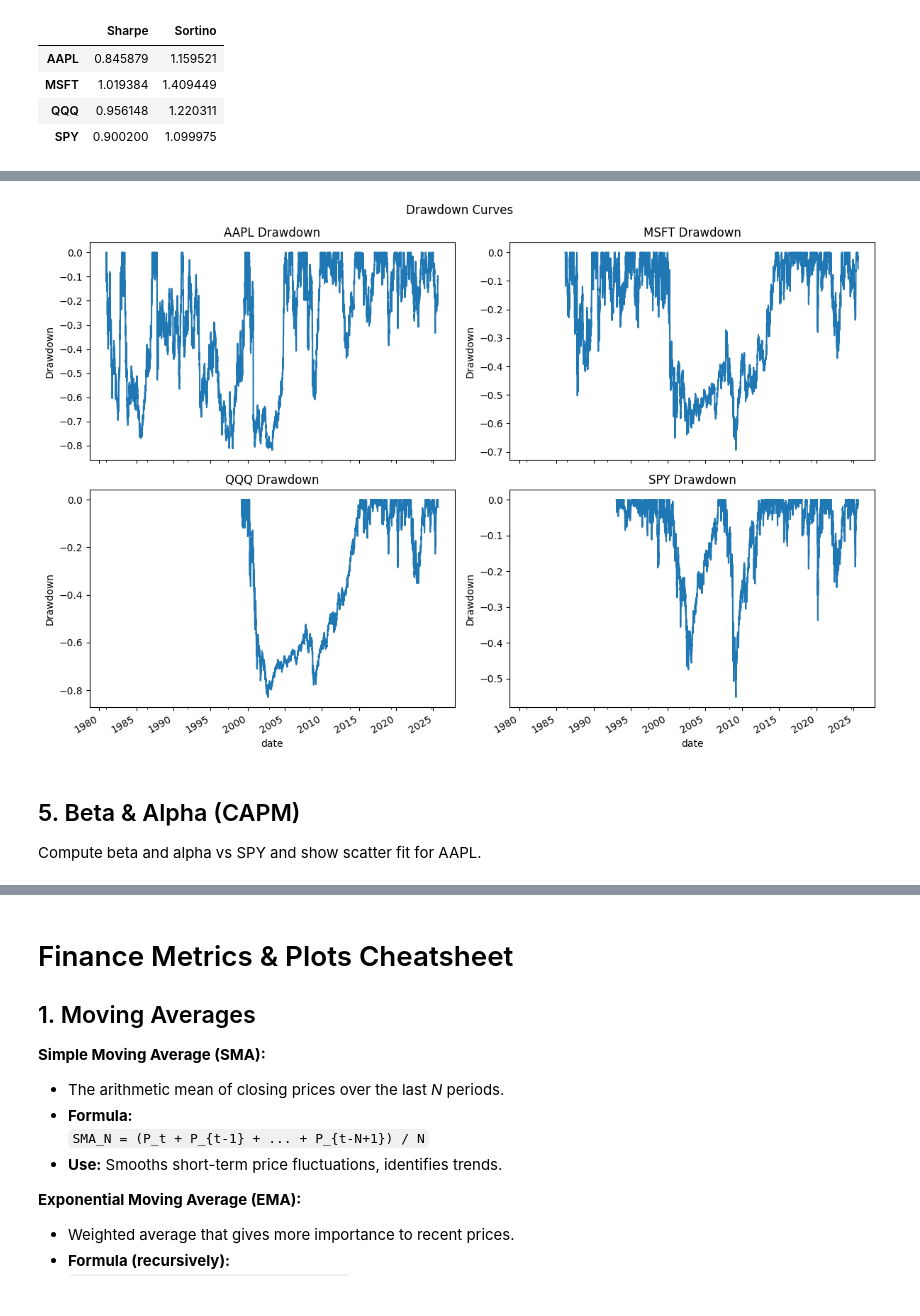
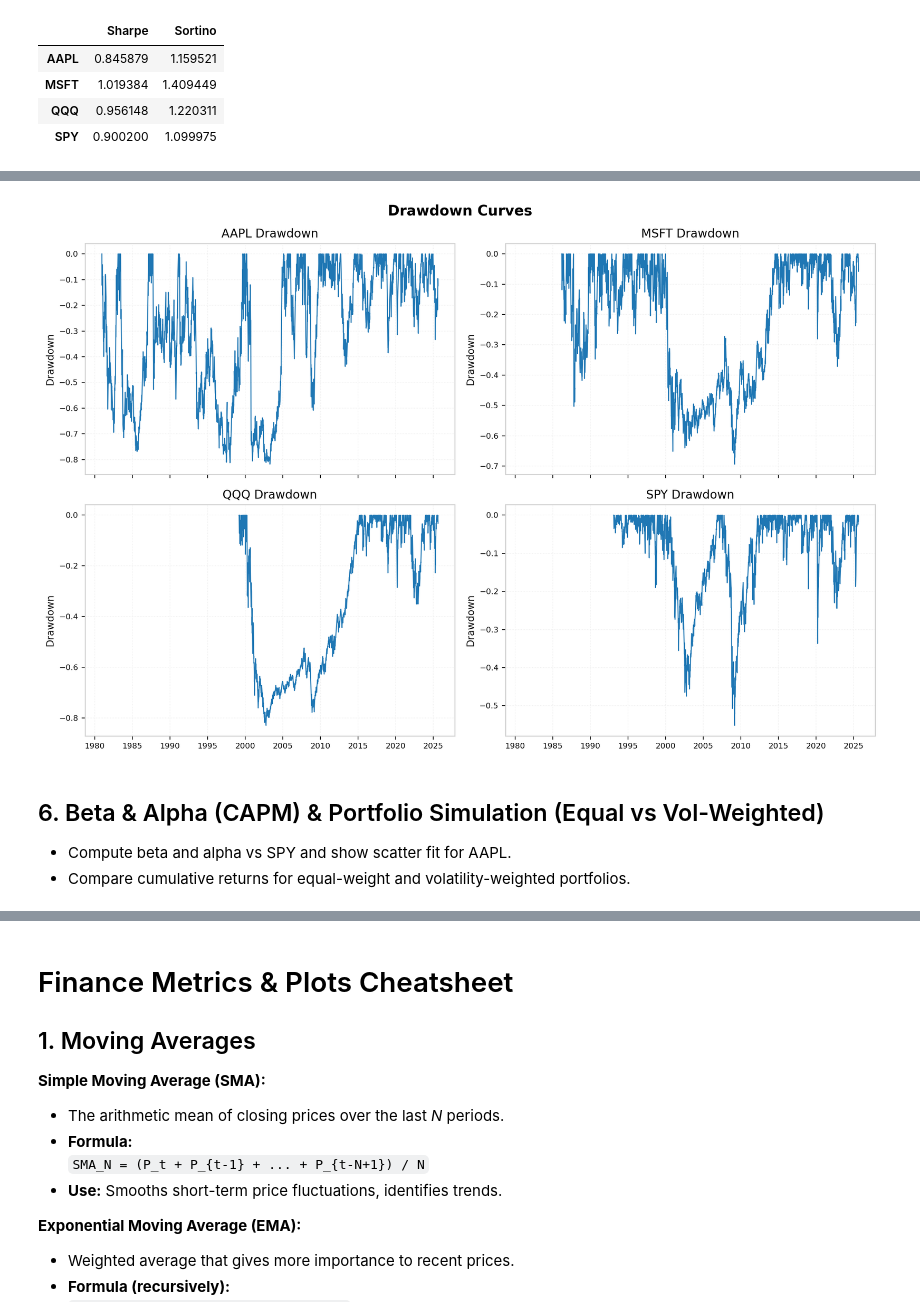
Before and after one commit to shervin-taheripour/stock-analysis-tool, a Jupyter notebook: analysis/statistical_financial_analysis.ipynb, the cells around one changed output, grey strips where cells are left out. Cells and saved outputs as stored; diff of their text form; code cells hidden in the pictures.

```diff
--- a/analysis/statistical_financial_analysis.ipynb
+++ b/analysis/statistical_financial_analysis.ipynb
@@ -166,23 +428,48 @@ display(ratio_table)
 
 Drawdown plots for subset in 2x2 grid.
-# %%
-def drawdown(series):
-    roll_max = series.cummax()
-    dd = series / roll_max - 1
-    return dd
-
-fig, axs = plt.subplots(2, 2, figsize=(12,8), sharex=True)
-for i, tk in enumerate(TICKERS_SUBSET):
-    dd = drawdown(prices[tk].dropna())
-    dd.plot(ax=axs[i//2, i%2])
-    axs[i//2, i%2].set_title(f"{tk} Drawdown")
-    axs[i//2, i%2].set_ylabel("Drawdown")
-plt.suptitle("Drawdown Curves")
-plt.tight_layout()
-plt.show()
-# %% [output]
-[figure, removed]
+# %%
+def drawdown(series: pd.Series) -> pd.Series:
+    roll_max = series.cummax()
+    dd = series / roll_max - 1
+    return dd
+
+# Use your create_figure helper so sizing/constrained-layout is consistent
+fig, axs = create_figure(2, 2, sharex=True)
+axs_flat = list(axs.flat)
+
+for i, tk in enumerate(TICKERS_SUBSET):
+    ax = axs_flat[i]
+
+    # defensive: handle missing or empty series without raising
+    if tk not in prices or prices[tk].dropna().empty:
+        ax.text(0.5, 0.5, "No data", ha="center", va="center", transform=ax.transAxes)
+        ax.set_title(tk)
+        ax.set_ylabel("Drawdown")
+        continue
+
+    s = prices[tk].dropna()
+    dd = drawdown(s)
+
+    # use Axes.plot directly (keeps control and avoids pandas creating new axes)
+    ax.plot(dd.index, dd.values, linewidth=1)
+    ax.set_title(f"{tk} Drawdown")
+    ax.set_ylabel("Drawdown")
+
+# hide any unused axes (in case TICKERS_SUBSET has < 4 tickers)
+n_used = len(TICKERS_SUBSET)
+for ax in axs_flat[n_used:]:
+    ax.set_visible(False)
+
+# apply your framed styling to match the rest of the notebook
+apply_style_to_figure(fig, grid=True, tick_fontsize=8)
+
+plt.suptitle("Drawdown Curves")
+fig.tight_layout()
+plt.show()
+# %% [output]
+[figure, added]
 # %% [markdown]
-## 5. Beta & Alpha (CAPM)
+## 6. Beta & Alpha (CAPM) & Portfolio Simulation (Equal vs Vol-Weighted)
 
-Compute beta and alpha vs SPY and show scatter fit for AAPL.
+- Compute beta and alpha vs SPY and show scatter fit for AAPL.
+- Compare cumulative returns for equal-weight and volatility-weighted portfolios.
```
Also changed, not shown: parts of 18 cells of this notebook, 11 other files.
